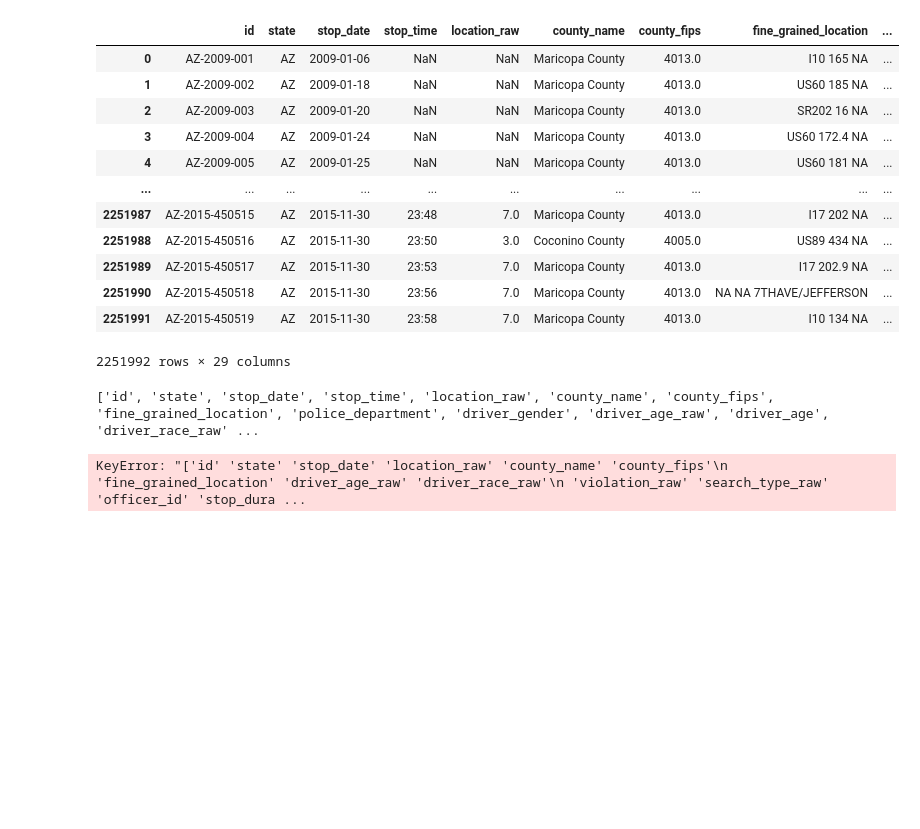
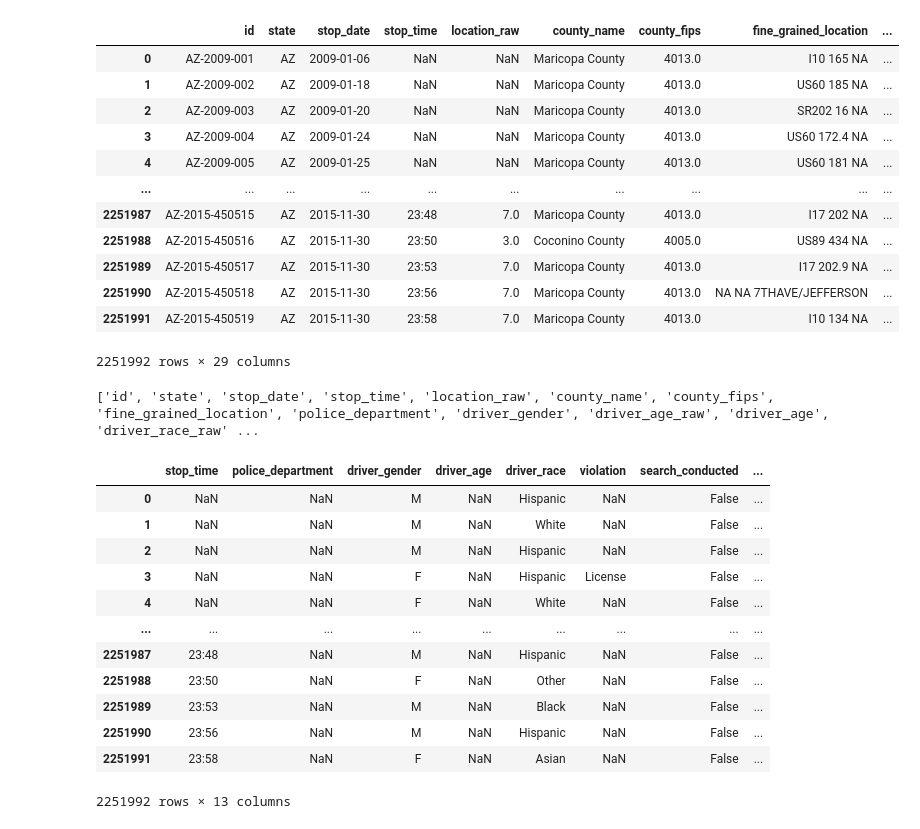
Before and after one commit to MasterWolff/BDA-Project, a Jupyter notebook: BDA code.ipynb, the cells around one changed output. Drawn from its saved outputs; the diff is of its cells as text; code cells hidden in the pictures; blank space fills up the shorter version.

Commit message:
Fixed remove_redundancies(df_name):

```diff
--- a/BDA code.ipynb
+++ b/BDA code.ipynb
@@ -25,14 +25,27 @@ print(column_names)
 # %% [output]
 ['id', 'state', 'stop_date', 'stop_time', 'location_raw', 'county_name', 'county_fips', 'fine_grained_location', 'police_department', 'driver_gender', 'driver_age_raw', 'driver_age', 'driver_race_raw' ...
 # %%
+
+
 def remove_redundancies(df_name):
     redundant_columns = ['id', 'state', 'stop_date', 'location_raw', 'county_name', 'county_fips', 'fine_grained_location',
     'driver_age_raw', 'driver_race_raw', 'violation_raw', 'search_type_raw', 'officer_id', 'stop_duration', 'road_number',
     'milepost','vehicle_type']
-    df_name.drop(redundant_columns, axis=0)
-    return(df_name)
-    print(df_name.head(10))
+    df_new = df.drop(columns=redundant_columns, axis=0)
+    return df_new
+
+remove_redundancies(df)
+# %% [output]
+|  | stop_time | police_department | driver_gender | driver_age | driver_race | violation | search_conducted | ... |
+| 0 | NaN | NaN | M | NaN | Hispanic | NaN | False | ... |
+| 1 | NaN | NaN | M | NaN | White | NaN | False | ... |
+| 2 | NaN | NaN | M | NaN | Hispanic | NaN | False | ... |
+| 3 | NaN | NaN | F | NaN | Hispanic | License | False | ... |
+| 4 | NaN | NaN | F | NaN | White | NaN | False | ... |
+| ... | ... | ... | ... | ... | ... | ... | ... | ... |
+| 2251987 | 23:48 | NaN | M | NaN | Hispanic | NaN | False | ... |
+| 2251988 | 23:50 | NaN | F | NaN | Other | NaN | False | ... |
+| 2251989 | 23:53 | NaN | M | NaN | Black | NaN | False | ... |
+| 2251990 | 23:56 | NaN | M | NaN | Hispanic | NaN | False | ... |
+| 2251991 | 23:58 | NaN | F | NaN | Asian | NaN | False | ... |
+2251992 rows × 13 columns
-# %%
-del_redundancies(df)
-# %% [output]
-KeyError: "['id' 'state' 'stop_date' 'location_raw' 'county_name' 'county_fips'\n 'fine_grained_location' 'driver_age_raw' 'driver_race_raw'\n 'violation_raw' 'search_type_raw' 'officer_id' 'stop_dura ...
```
Also changed, not shown: parts of 1 cell of this notebook.
